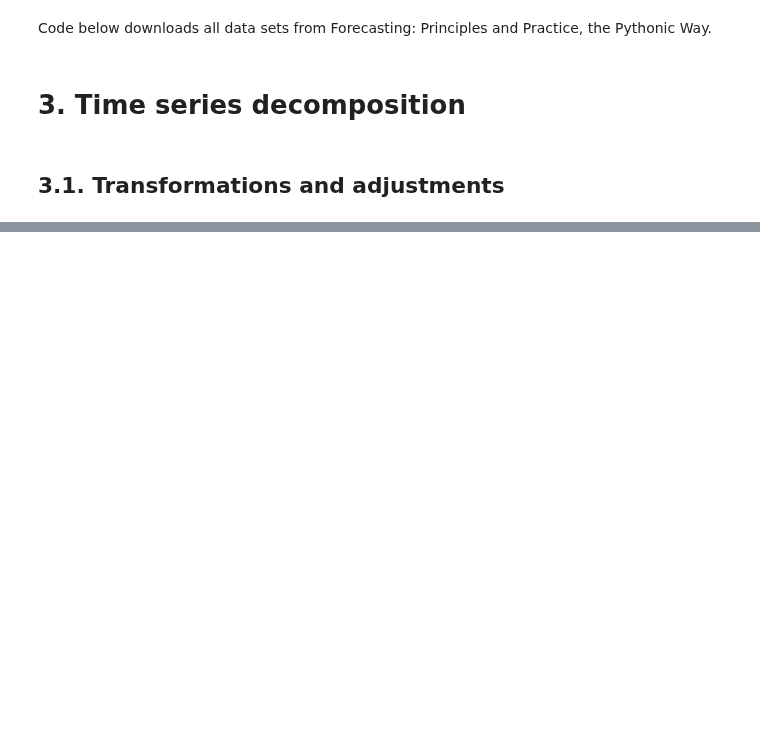
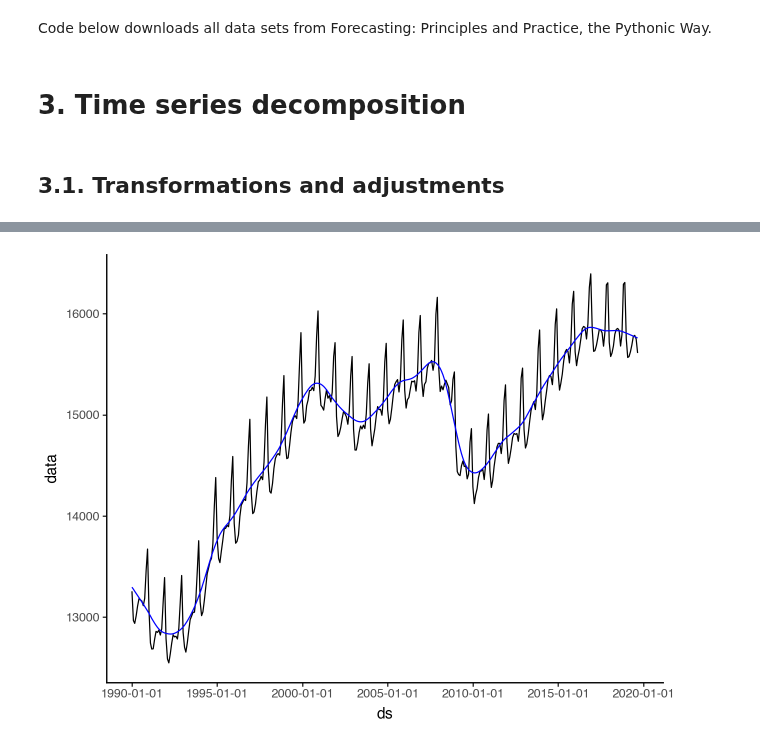
Before and after one commit to sebsciarra/gas_pump_prices, a Jupyter notebook: notebooks/chap3_time_series_decomposition.ipynb, the cells around one changed output, grey strips where cells are left out. Drawn from its saved outputs; the diff is of its cells as text; code cells hidden in the pictures; blank space fills up the shorter version.

```diff
--- a/notebooks/chap3_time_series_decomposition.ipynb
+++ b/notebooks/chap3_time_series_decomposition.ipynb
@@ -415,0 +201,24 @@ df_quarter
+# %%
+# Example: Employment in the US retail sector
+df_emp = pd.read_csv("data/raw/us_employment.csv", parse_dates=['ds'])
+df_retail = df_emp.query('(unique_id == "Retail Trade") & (ds >= "1990-01-01")')
+
+# run STL decomposition
+stl = STL(df_retail["y"], period=12)
+res = stl.fit()
+
+df_result = pd.DataFrame({
+    "ds": df_retail["ds"],
+    "data": df_retail["y"],
+    "trend": res.trend,
+    "seasonal": res.seasonal,
+    "remainder": res.resid
+}).reset_index(drop=True)
+
+# plot time series along with trend-cycle
+(ggplot(data=df_result, mapping=aes(x='ds', y='data')) +
+ geom_line(color='black') +
+ geom_line(mapping=aes(y='trend'), color='blue') +
+ theme_classic())
+# %% [output]
+[figure, added]
```
Also changed, not shown: parts of 34 cells of this notebook, 1 other file.
